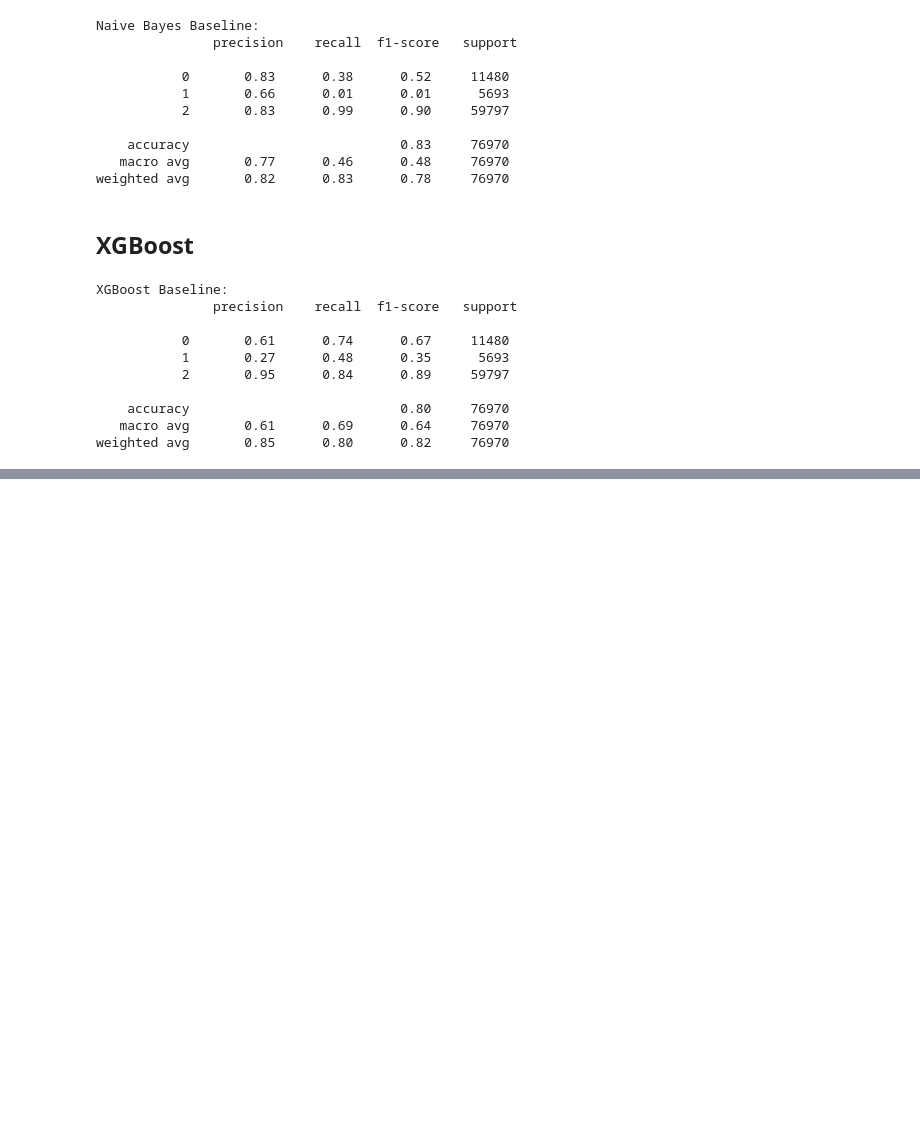
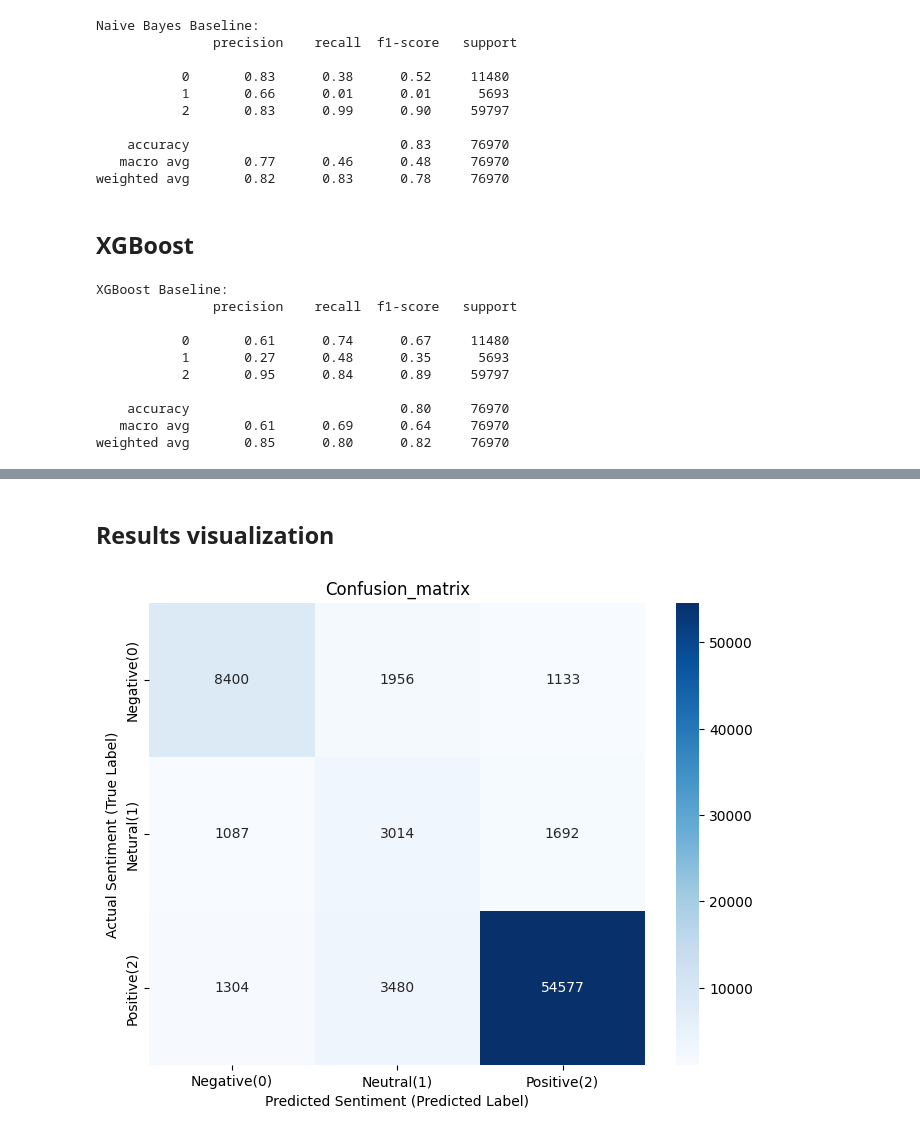
Before and after one commit to Mahaselvi/amazon-fine-foods-sentiment, a Jupyter notebook: Amazon_reviews.ipynb, the cells around one changed output, grey strips where cells are left out. Drawn from its saved outputs; the diff is of its cells as text; code cells hidden in the pictures; blank space fills up the shorter version.

Commit message:
Made the final predictions

```diff
--- a/Amazon_reviews.ipynb
+++ b/Amazon_reviews.ipynb
@@ -330,0 +334,10 @@ weighted avg       0.85      0.80      0.82     76970
+# %%
+#Packing the base models
+base_models=[
+    ('lr',lr),
+    ('sgd',sgd),
+    ('rf',rf),
+    ('svc',svc),
+    ('nb',nb),
+    ('xgb',xgb)
+]
@@ -330,0 +346,13 @@ weighted avg       0.85      0.80      0.82     76970
+# %%
+param_distributions={'C':[0.001,0.01,0.1,1,10,100,1000]}
+custom_weights={0:2.0,1:4.0,2:1.0}
+meta_search=RandomizedSearchCV(estimator=LogisticRegression(max_iter=1000,class_weight=custom_weights,random_state=42),
+                               param_distributions=param_distributions,
+                               n_iter=6,
+                               cv=3,scoring='f1_macro',
+                               random_state=42,
+                               n_jobs=-1)
+#stacking
+stack_clf=StackingClassifier(estimators=base_models,final_estimator=meta_search,cv='prefit')
+stack_clf.fit(x_meta_tfidf,y_meta)
+print(f"Best Meta Learner parameters: {stack_clf.final_estimator_.best_params_}")
@@ -330,0 +363,3 @@ weighted avg       0.85      0.80      0.82     76970
+# %%
+final_predictions=stack_clf.predict(x_test_tfidf)
+print(f"Final Stacking Ensemble Report:\n {classification_report(y_test,final_predictions)}")
@@ -330,0 +377,15 @@ weighted avg       0.85      0.80      0.82     76970
+# %% [markdown]
+## Results visualization
+# %%
+cm=confusion_matrix(y_test,final_predictions)
+plt.figure(figsize=(8,6))
+sns.heatmap(cm,annot=True,fmt='d',cmap='Blues',
+            xticklabels=['Negative(0)','Neutral(1)','Positive(2)'],
+            yticklabels=['Negative(0)','Netural(1)','Positive(2)']
+            )
+plt.title("Confusion_matrix")
+plt.ylabel('Actual Sentiment (True Label)')
+plt.xlabel('Predicted Sentiment (Predicted Label)')
+plt.show()
+# %% [output]
+[figure, added]
```
Also changed, not shown: parts of 6 cells of this notebook.
